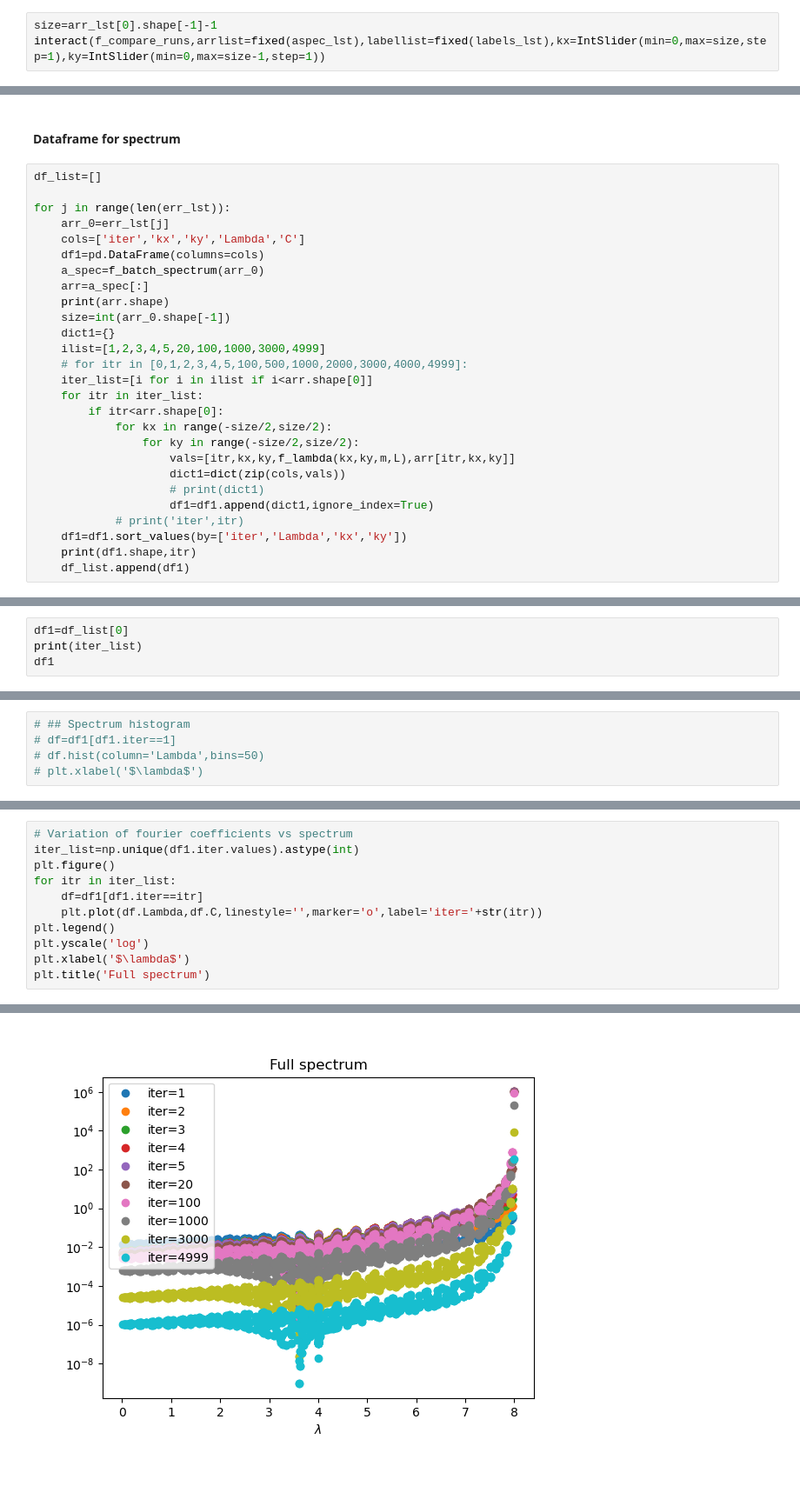
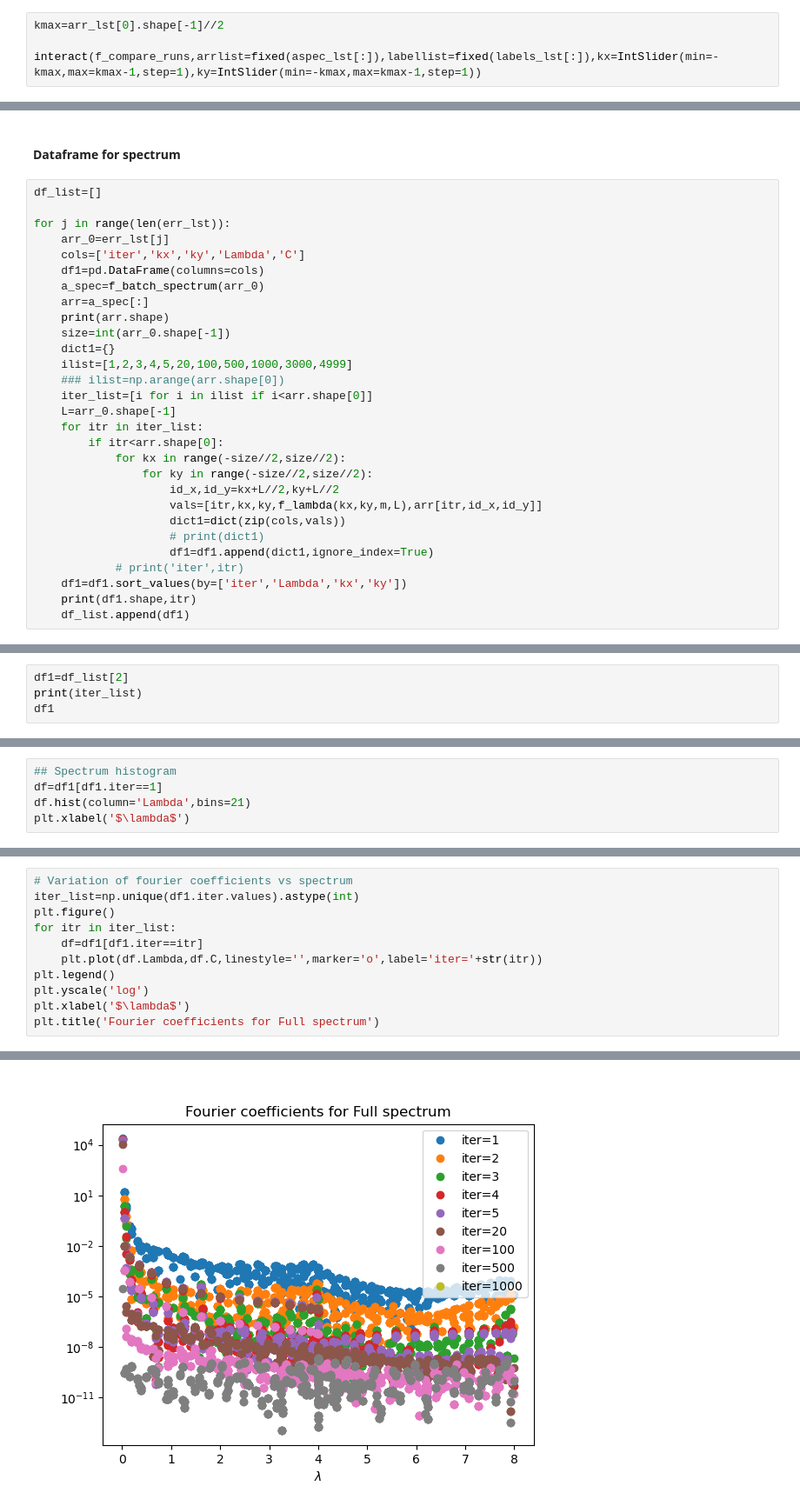
Before and after one commit to vmos1/2d_multigrid, a Jupyter notebook: code/analysis_nbks/2_spectral_analysis_solution.ipynb, the cells around one changed output, grey strips where cells are left out. Shown at 87% size. Saved outputs shown, nothing was run; the diff lists cells and outputs as text; blank space fills up the shorter version.

```diff
--- a/code/analysis_nbks/2_spectral_analysis_solution.ipynb
+++ b/code/analysis_nbks/2_spectral_analysis_solution.ipynb
@@ -198,6 +254,7 @@ def f_compare_runs(arrlist,labellist,kx,ky):
 
 # f_compare_runs(aspec_lst[:],labels_lst[:],2,0)
 # %%
-size=arr_lst[0].shape[-1]-1
-interact(f_compare_runs,arrlist=fixed(aspec_lst),labellist=fixed(labels_lst),kx=IntSlider(min=0,max=size,step=1),ky=IntSlider(min=0,max=size-1,step=1))
+kmax=arr_lst[0].shape[-1]//2
+
+interact(f_compare_runs,arrlist=fixed(aspec_lst[:]),labellist=fixed(labels_lst[:]),kx=IntSlider(min=-kmax,max=kmax-1,step=1),ky=IntSlider(min=-kmax,max=kmax-1,step=1))
 # %% [output]
@@ -232,14 +286,16 @@ for j in range(len(err_lst)):
     print(arr.shape)
     size=int(arr_0.shape[-1])
     dict1={}
-    ilist=[1,2,3,4,5,20,100,1000,3000,4999]
-    # for itr in [0,1,2,3,4,5,100,500,1000,2000,3000,4000,4999]:
+    ilist=[1,2,3,4,5,20,100,500,1000,3000,4999]
+    ### ilist=np.arange(arr.shape[0])
     iter_list=[i for i in ilist if i<arr.shape[0]]
+    L=arr_0.shape[-1]
     for itr in iter_list:
         if itr<arr.shape[0]:
-            for kx in range(-size/2,size/2):
-                for ky in range(-size/2,size/2):
-                    vals=[itr,kx,ky,f_lambda(kx,ky,m,L),arr[itr,kx,ky]]
+            for kx in range(-size//2,size//2):
+                for ky in range(-size//2,size//2):
+                    id_x,id_y=kx+L//2,ky+L//2
+                    vals=[itr,kx,ky,f_lambda(kx,ky,m,L),arr[itr,id_x,id_y]]
                     dict1=dict(zip(cols,vals))
                     # print(dict1)
                     df1=df1.append(dict1,ignore_index=True)
@@ -257,5 +313,5 @@ len(err_lst),len(df_list)
 # %%
-df1=df_list[0]
+df1=df_list[2]
 print(iter_list)
 df1
 # %% [output]
@@ -276,5 +332,5 @@ df1
 # %%
-# ## Spectrum histogram
-# df=df1[df1.iter==1]
-# df.hist(column='Lambda',bins=50)
-# plt.xlabel('$\lambda$')
+## Spectrum histogram
+df=df1[df1.iter==1]
+df.hist(column='Lambda',bins=21)
+plt.xlabel('$\lambda$')
@@ -290,5 +347,5 @@ for itr in iter_list:
 plt.legend()
 plt.yscale('log')
 plt.xlabel('$\lambda$')
-plt.title('Full spectrum')
+plt.title('Fourier coefficients for Full spectrum')
 # %% [output]
@@ -296 +353 @@ Text(0.5, 1.0, 'Full spectrum')
-[figure, old version]
+[figure, new version]
```
Also changed, not shown: parts of 45 cells of this notebook, 1 other file.
